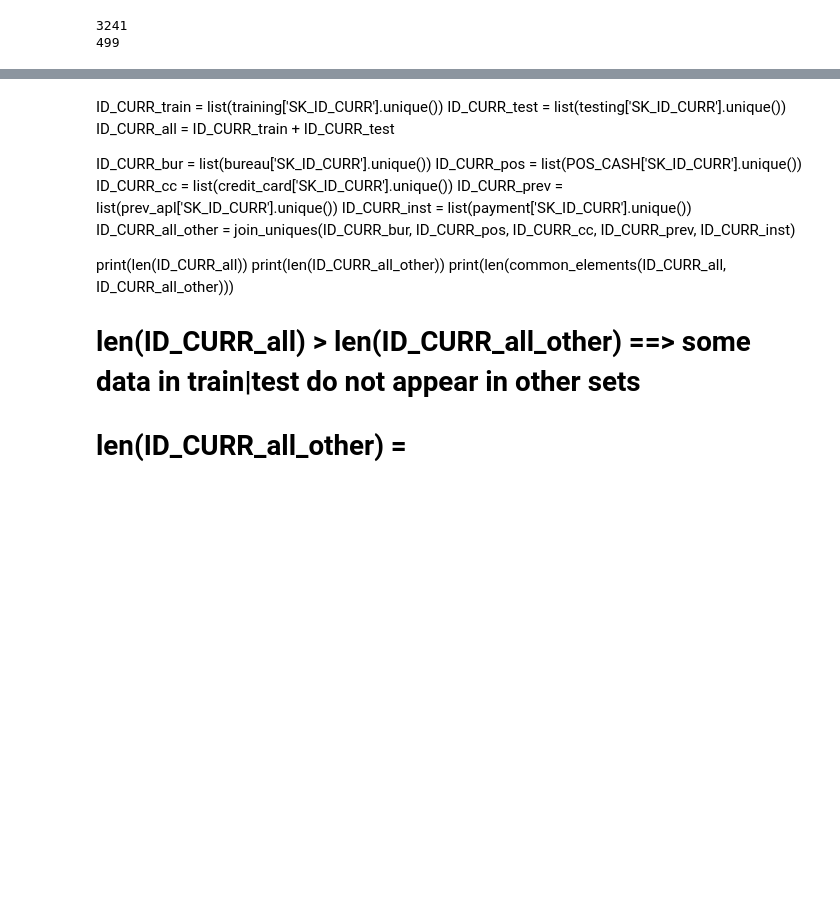
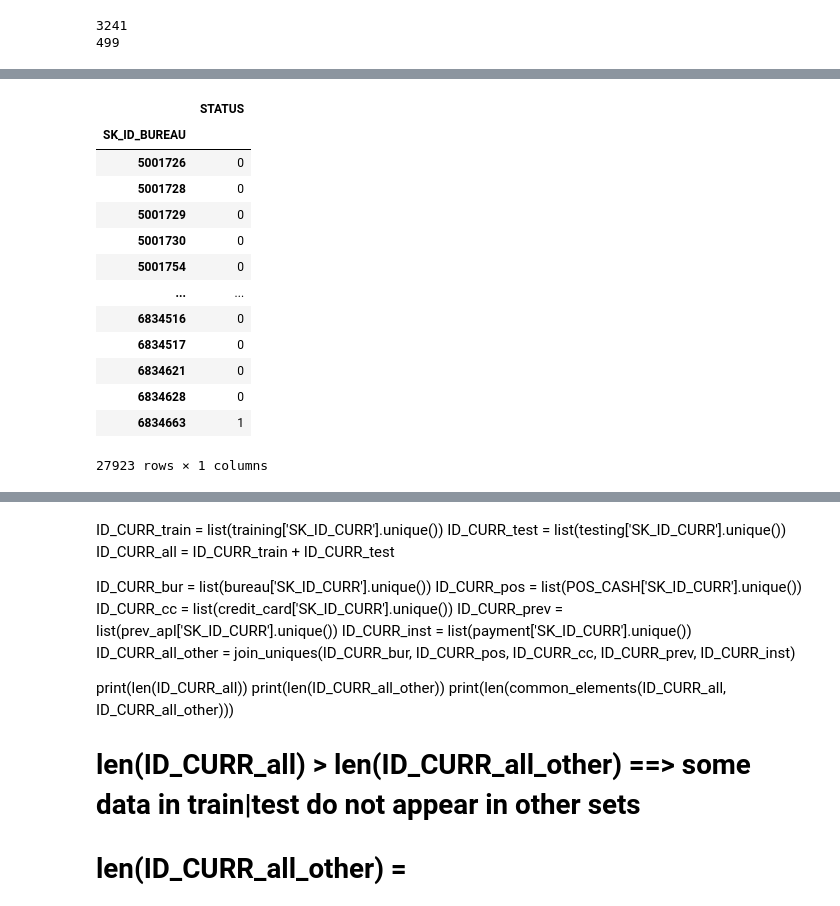
Before and after one commit to huanrafa/ProjectPracticing, a Jupyter notebook: 2023_11(2) Home Credit Default Risk/HomeCredit.ipynb, the cells around one changed output, grey strips where cells are left out. Saved outputs shown, nothing was run; the diff lists cells and outputs as text; code cells hidden in the pictures; blank space fills up the shorter version.

```diff
--- a/2023_11(2) Home Credit Default Risk/HomeCredit.ipynb
+++ b/2023_11(2) Home Credit Default Risk/HomeCredit.ipynb
@@ -963,0 +991,20 @@ testing.loc[~testing['SK_ID_CURR'].isin(testing_bd_sld_ID), 'Sold_Bad_debt'] = 0
+# %%
+bureau_balance = bureau_balance.dropna()
+bureau_balance['STATUS'] = bureau_balance['STATUS'].astype(int)
+bureau_balance_maxST = pd.DataFrame(bureau_balance.groupby('SK_ID_BUREAU')['STATUS'].max())
+bureau_balance_maxST
+# %% [output]
+|  | STATUS |
+| SK_ID_BUREAU |  |
+| 5001726 | 0 |
+| 5001728 | 0 |
+| 5001729 | 0 |
+| 5001730 | 0 |
+| 5001754 | 0 |
+| ... | ... |
+| 6834516 | 0 |
+| 6834517 | 0 |
+| 6834621 | 0 |
+| 6834628 | 0 |
+| 6834663 | 1 |
+27923 rows × 1 columns
```
Also changed, not shown: parts of 12 cells of this notebook.
